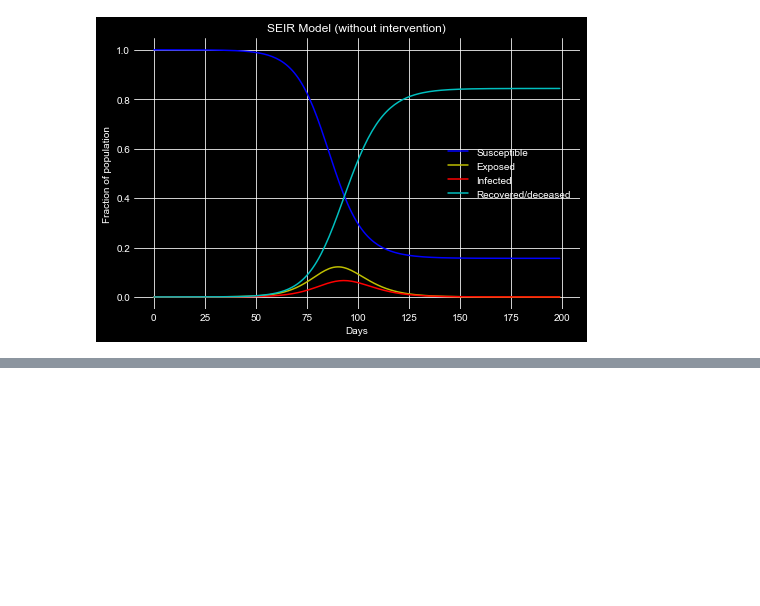
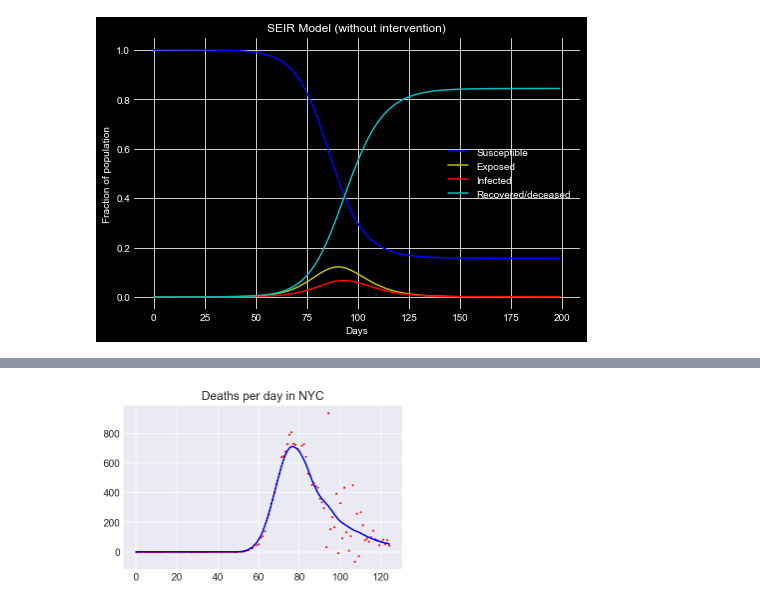
Before and after one commit to anag004/covid-model, a Jupyter notebook: ihme/SIER.ipynb, the cells around one changed output, grey strips where cells are left out. Cells and saved outputs as stored; diff of their text form; code cells hidden in the pictures; blank space fills up the shorter version.

Commit message:
Added data for NYC

```diff
--- a/ihme/SIER.ipynb
+++ b/ihme/SIER.ipynb
@@ -134,0 +177,21 @@ fetcher.fetch()
+# %%
+# Fetch data from NYC
+! rm time_series_covid19_deaths_US.csv*
+! wget -nv https://raw.githubusercontent.com/CSSEGISandData/COVID-19/master/csse_covid_19_data/csse_covid_19_time_series/time_series_covid19_deaths_US.csv
+
+raw_data_us = pd.read_csv("time_series_covid19_deaths_US.csv")
+start_date = datetime.date(2020, 1, 22)
+date_format = "%-m/%-d/%y"
+
+# Extract NYC time_series data
+deaths_time_series_nyc = []
+date = deepcopy(start_date)
+df_nyc = raw_data_us[raw_data_us['Combined_Key'].str.contains("New York City")]
+df_nyc_cols = df_nyc.columns.values
+
+while date.strftime(date_format) in df_nyc_cols:
+    deaths_time_series_nyc.extend(df_nyc[date.strftime(date_format)].values)
+    date = date + datetime.timedelta(days=1)
+
+deaths_time_series_nyc = np.array(deaths_time_series_nyc)
+deaths_time_series_nyc[1:] = np.diff(deaths_time_series_nyc)
@@ -134,0 +200,23 @@ fetcher.fetch()
+# %%
+def smoothen(X, std):
+    result = np.zeros_like(X)
+
+    for i, _ in enumerate(X):
+        norm_factor = 0
+        for j, _X in enumerate(X):
+            val = norm.pdf(j, loc=i, scale=std)
+            result[i] += _X * val
+            norm_factor += val
+        result[i] /= norm_factor
+
+    return result
+# %%
+smoooth_data_nyc = smoothen(deaths_time_series_nyc, 3)
+
+plt.figure(figsize=(5,3))
+plt.scatter(np.arange(smoooth_data_nyc.shape[0]), deaths_time_series_nyc, label="Raw data", s=1, c='red')
+plt.plot(smoooth_data_nyc, label="Smoothened data", c='blue')
+plt.title("Deaths per day in NYC")
+plt.show()
+# %% [output]
+[figure, added]
```
Also changed, not shown: parts of 8 cells of this notebook.
